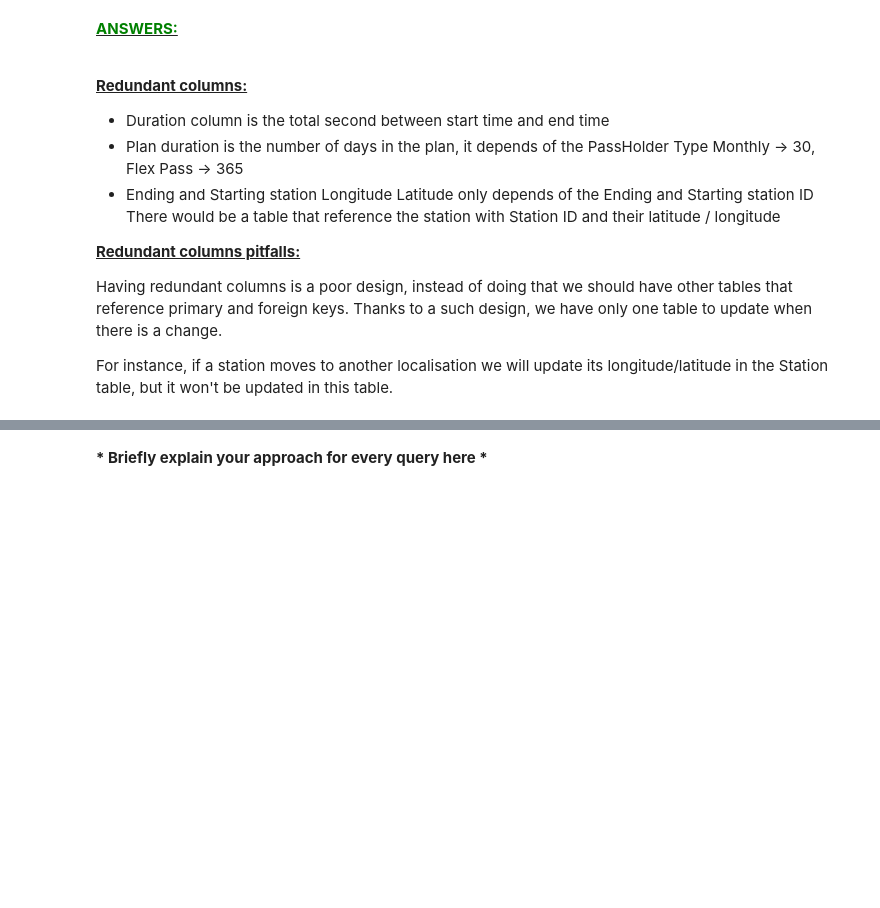
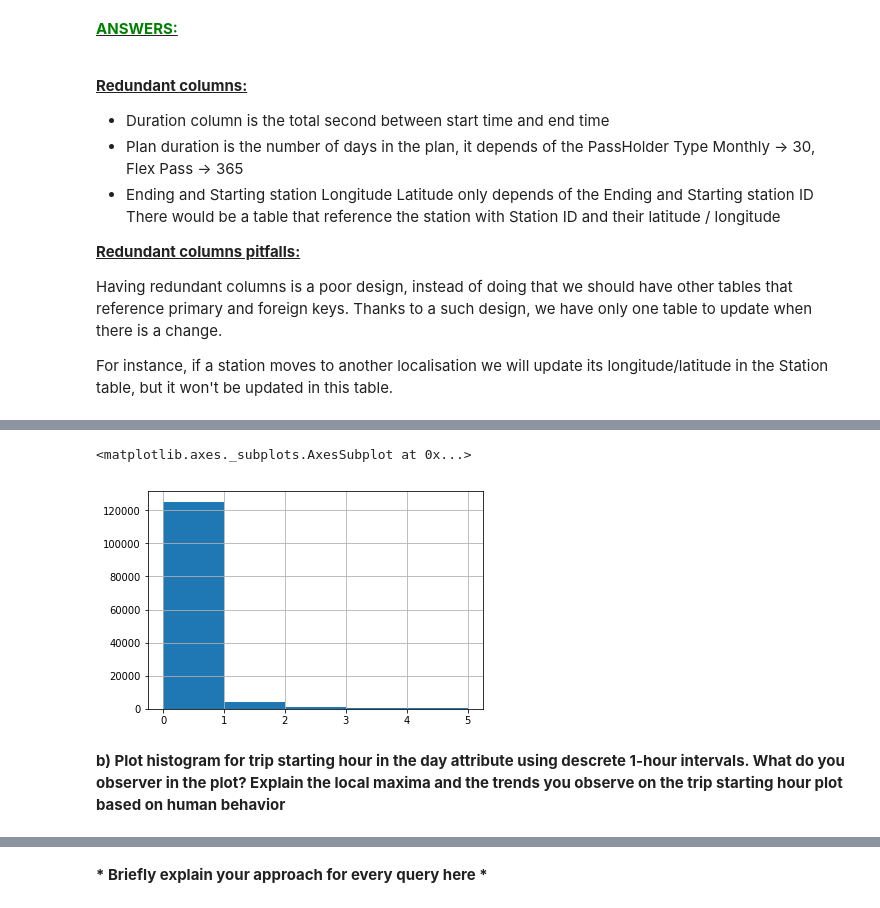
Before and after one commit to Apiquet/ADA_EPFL, a Jupyter notebook: ADA2018-Homework-master/01 - Pandas and Data Wrangling/Exercise 1.ipynb, the cells around one changed output, grey strips where cells are left out. Cells and saved outputs as stored; diff of their text form; code cells hidden in the pictures; blank space fills up the shorter version.

```diff
--- a/ADA2018-Homework-master/01 - Pandas and Data Wrangling/Exercise 1.ipynb
+++ b/ADA2018-Homework-master/01 - Pandas and Data Wrangling/Exercise 1.ipynb
@@ -488,0 +486,9 @@ jhgjhgjhgjhgjhg# Write your code here
+# %%
+#(bike_share_trip.Duration/3600).hist(bins=np.arange(0, 25, 1), )
+#(bike_share_trip.Duration/3600).apply().hist(bins=np.arange(0, 25, 1))
+(bike_share_trip.Duration/3600).hist(range=(0,5), bins = [0, 1, 2, 3, 4, 5])
+# %% [output]
+<matplotlib.axes._subplots.AxesSubplot at 0x...>
+[figure, added]
+# %% [markdown]
+<b>b)<b> Plot histogram for trip starting hour in the day attribute using descrete 1-hour intervals. What do you observer in the plot? Explain the local maxima and the trends you observe on the trip starting hour plot based on human behavior
```
Also changed, not shown: parts of 56 cells of this notebook.
